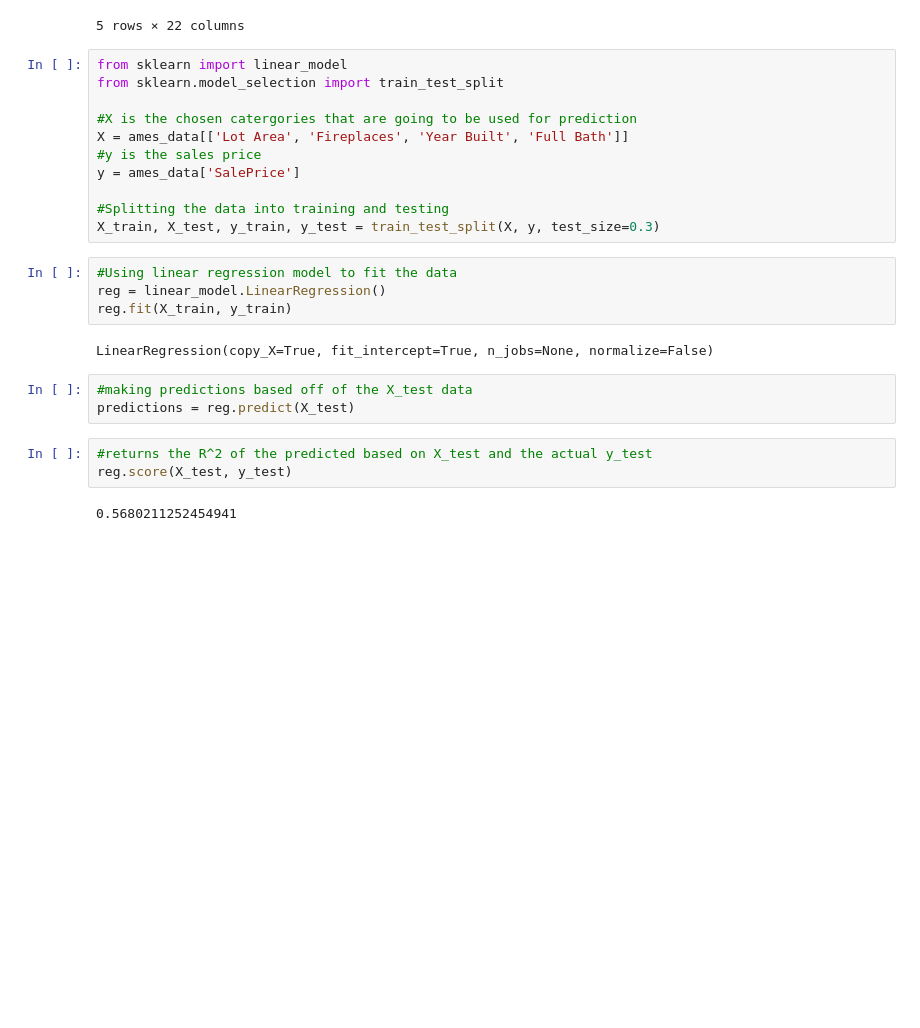
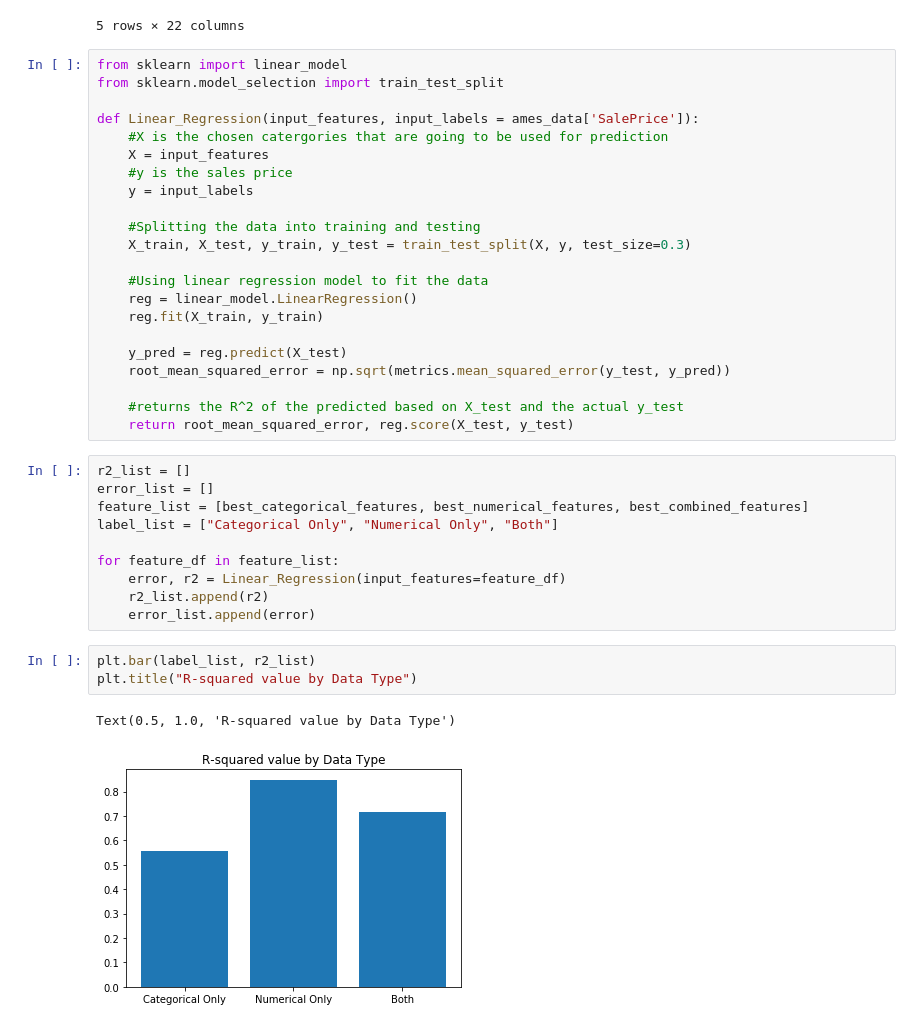
Before and after one commit to sairamesh2432/cmse_group_project, a Jupyter notebook: Project_Notebook.ipynb, the cells around one changed output. Cells and saved outputs as stored; diff of their text form; blank space fills up the shorter version.

Commit message:
added bar graphs for linear regression

```diff
--- a/Project_Notebook.ipynb
+++ b/Project_Notebook.ipynb
@@ -139,24 +139,37 @@ best_numerical_features.head()
 from sklearn import linear_model
 from sklearn.model_selection import train_test_split
 
-#X is the chosen catergories that are going to be used for prediction
-X = ames_data[['Lot Area', 'Fireplaces', 'Year Built', 'Full Bath']]
-#y is the sales price
-y = ames_data['SalePrice']
+def Linear_Regression(input_features, input_labels = ames_data['SalePrice']):
+    #X is the chosen catergories that are going to be used for prediction
+    X = input_features
+    #y is the sales price
+    y = input_labels
 
-#Splitting the data into training and testing
-X_train, X_test, y_train, y_test = train_test_split(X, y, test_size=0.3)
+    #Splitting the data into training and testing
+    X_train, X_test, y_train, y_test = train_test_split(X, y, test_size=0.3)
+
+    #Using linear regression model to fit the data
+    reg = linear_model.LinearRegression()
+    reg.fit(X_train, y_train)
+
+    y_pred = reg.predict(X_test)
+    root_mean_squared_error = np.sqrt(metrics.mean_squared_error(y_test, y_pred))
+
+    #returns the R^2 of the predicted based on X_test and the actual y_test
+    return root_mean_squared_error, reg.score(X_test, y_test)
-# %%
-#Using linear regression model to fit the data
-reg = linear_model.LinearRegression()
-reg.fit(X_train, y_train)
-# %% [output]
-LinearRegression(copy_X=True, fit_intercept=True, n_jobs=None, normalize=False)
-# %%
-#making predictions based off of the X_test data
-predictions = reg.predict(X_test)
-# %%
-#returns the R^2 of the predicted based on X_test and the actual y_test
-reg.score(X_test, y_test)
-# %% [output]
-0.5680211252454941
+# %%
+r2_list = []
+error_list = []
+feature_list = [best_categorical_features, best_numerical_features, best_combined_features]
+label_list = ["Categorical Only", "Numerical Only", "Both"]
+
+for feature_df in feature_list:
+    error, r2 = Linear_Regression(input_features=feature_df)
+    r2_list.append(r2)
+    error_list.append(error)
+# %%
+plt.bar(label_list, r2_list)
+plt.title("R-squared value by Data Type")
+# %% [output]
+Text(0.5, 1.0, 'R-squared value by Data Type')
+[figure, added]
```
